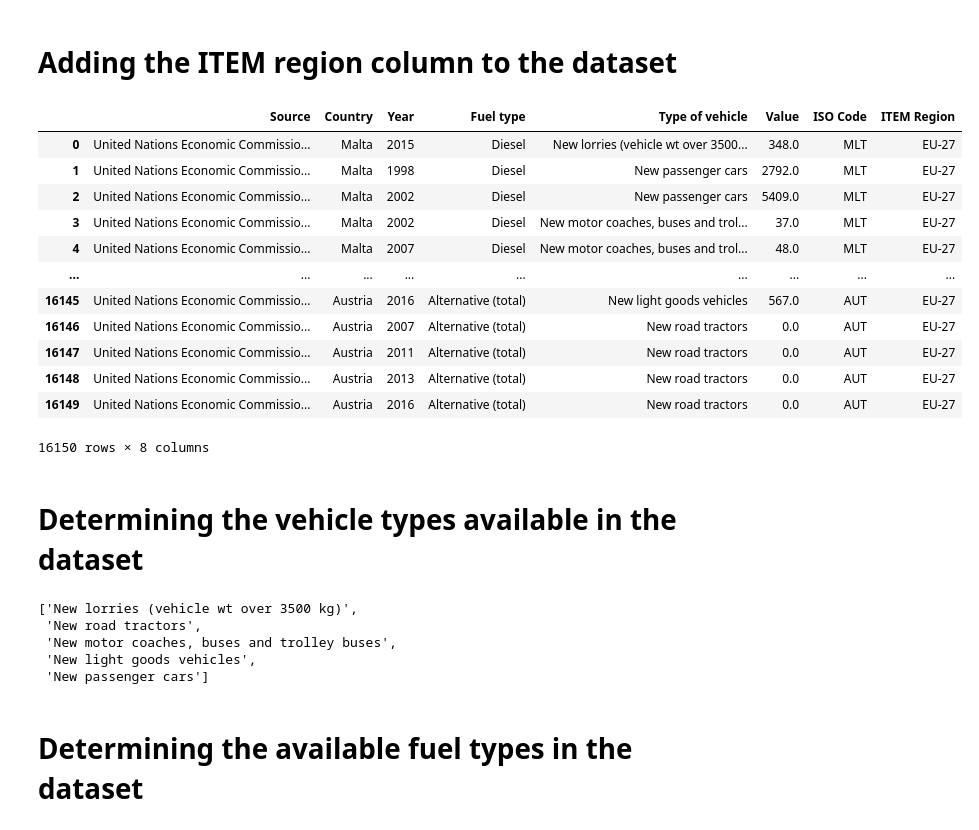
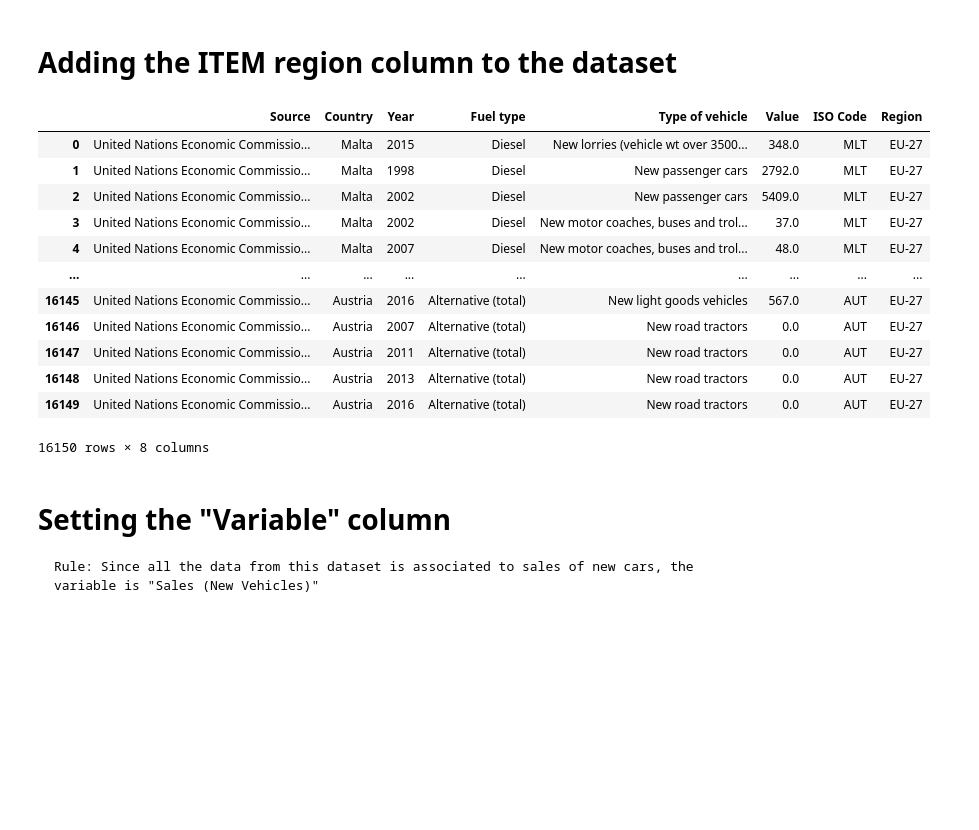
Before and after one commit to transportenergy/database, a Jupyter notebook: item/historical/scripts/T004.ipynb, the cells around one changed output. Saved outputs shown, nothing was run; the diff lists cells and outputs as text; code cells hidden in the pictures; blank space fills up the shorter version.

Commit message:
adding a new enumeration class to the dataframe manager in order to keep consistancy of the column names, doing further cleaning of T004

```diff
--- a/item/historical/scripts/T004.ipynb
+++ b/item/historical/scripts/T004.ipynb
@@ -135,7 +137,7 @@ assert len(clean_list_of_all_countries) == len(dirty_list_of_all_countries)
 list_of_iso_codes = countryCodeManager.get_list_of_iso_for_countries(clean_list_of_all_countries)
 
 # Adding the column to the dataframe
-df["ISO Code"] = list_of_iso_codes
+df[ColumnName.ISO_CODE.value] = list_of_iso_codes
 df
 # %% [output]
 |  | Source | Country | Year | Fuel type | Type of vehicle | Value | ISO Code |
@@ -173,14 +175,14 @@ iso_code_with_no_region
 # %%
 # Getting the complete list of iso codes
 list_of_all_codes = df["ISO Code"]
 
 item_region = countryCodeManager.get_list_of_regions_for_iso_codes(list_of_all_codes)
 
 # Adding the column to the dataframe
-df["ITEM Region"] = item_region
+df[ColumnName.ITEM_REGION.value] = item_region
 df
 # %% [output]
-|  | Source | Country | Year | Fuel type | Type of vehicle | Value | ISO Code | ITEM Region |
+|  | Source | Country | Year | Fuel type | Type of vehicle | Value | ISO Code | Region |
 | 0 | United Nations Economic Commissio... | Malta | 2015 | Diesel | New lorries (vehicle wt over 3500... | 348.0 | MLT | EU-27 |
 | 1 | United Nations Economic Commissio... | Malta | 1998 | Diesel | New passenger cars | 2792.0 | MLT | EU-27 |
 | 2 | United Nations Economic Commissio... | Malta | 2002 | Diesel | New passenger cars | 5409.0 | MLT | EU-27 |
@@ -193,15 +195,6 @@ df
 | 16148 | United Nations Economic Commissio... | Austria | 2013 | Alternative (total) | New road tractors | 0.0 | AUT | EU-27 |
 | 16149 | United Nations Economic Commissio... | Austria | 2016 | Alternative (total) | New road tractors | 0.0 | AUT | EU-27 |
 16150 rows × 8 columns
-# %% [markdown]
-# Determining the vehicle types available in the dataset
-# %%
-list(set(df["Type of vehicle"]))
-# %% [output]
-['New lorries (vehicle wt over 3500 kg)',
- 'New road tractors',
- 'New motor coaches, buses and trolley buses',
- 'New light goods vehicles',
- 'New passenger cars']
-# %% [markdown]
-# Determining the available fuel types in the dataset
+# %% [markdown]
+# Setting the "Variable" column
+    Rule: Since all the data from this dataset is associated to sales of new cars, the variable is "Sales (New Vehicles)"
```
Also changed, not shown: parts of 17 cells of this notebook, 1 other file.
